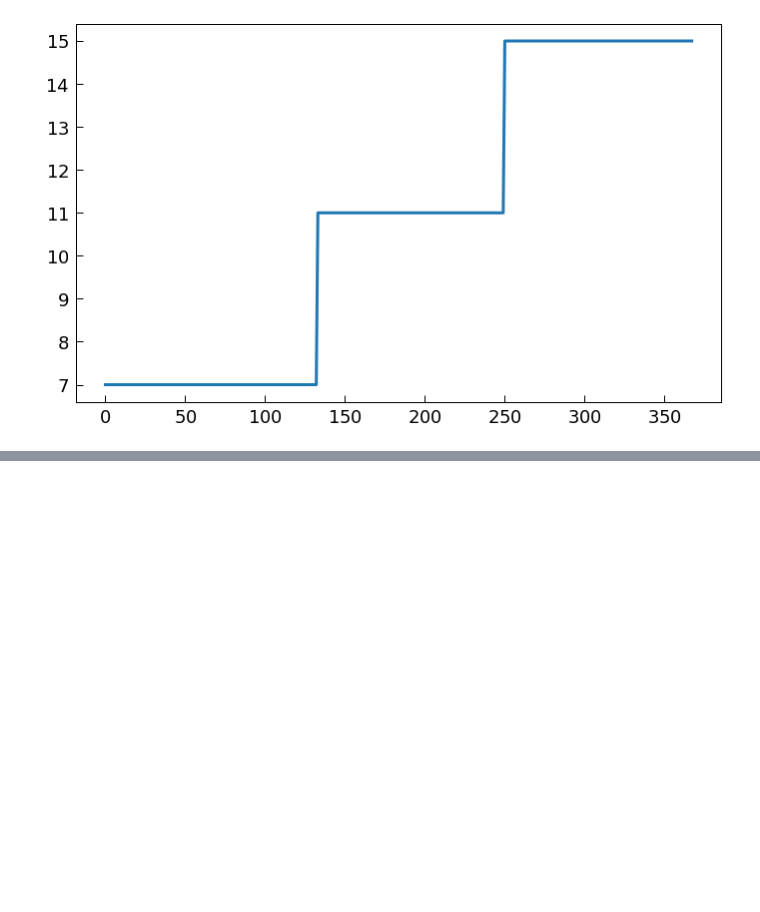
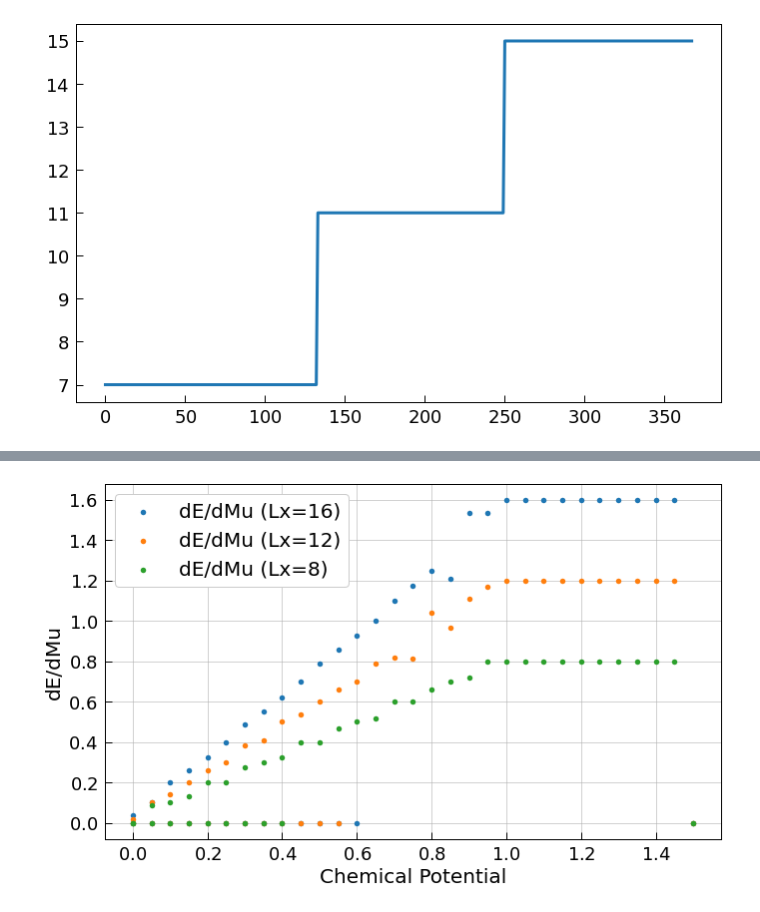
Before and after one commit to Philipp137/SquareIce, a Jupyter notebook: 06_data/01_DMRG/20210712/data_analisys.ipynb, the cells around one changed output, grey strips where cells are left out. Saved outputs shown, nothing was run; the diff lists cells and outputs as text; code cells hidden in the pictures; blank space fills up the shorter version.

```diff
--- a/06_data/01_DMRG/20210712/data_analisys.ipynb
+++ b/06_data/01_DMRG/20210712/data_analisys.ipynb
@@ -81,0 +84,20 @@ ValueError: x and y must have same first dimension, but have shapes (0,) and (11
+# %%
+plt.figure(figsize=(10,10/1.61))
+dE_L16= list(-np.diff(df[(df['Lx']==15)][(df['lambda']==-0.0)]['Energy_GS']))
+dE_L16.append(0)
+dE_L12= list(-np.diff(df[(df['Lx']==11)][(df['lambda']==-0.0)]['Energy_GS']))
+dE_L12.append(0)
+dE_L8= list(-np.diff(df[(df['Lx']==7)][(df['lambda']==-0.0)]['Energy_GS']))
+dE_L8.append(0)
+plt.scatter(df[(df['Lx']==15)][(df['lambda']==-0.0)]['mu_y'], dE_L16, lw=0,marker='o',s=30, label = 'dE/dMu (Lx=16)')
+plt.scatter(df[(df['Lx']==11)][(df['lambda']==-0.0)]['mu_y'], dE_L12, lw=0,marker='o',s=30, label = 'dE/dMu (Lx=12)')
+plt.scatter(df[(df['Lx']==7)][(df['lambda']==-0.0)]['mu_y'], dE_L8, lw=0,marker='o',s=30, label = 'dE/dMu (Lx=8)')
+
+plt.ylabel('dE/dMu')
+plt.xlabel('Chemical Potential')
+
+plt.grid()
+plt.legend()
+plt.savefig("/Users/paolostornati/Desktop/Talks/LATTICE_2021/Lambda_2_dE_dMu.png", format="png", dpi=300)
+# %% [output]
+[figure, added]
```
Also changed, not shown: parts of 2 cells of this notebook, 3 other files.
